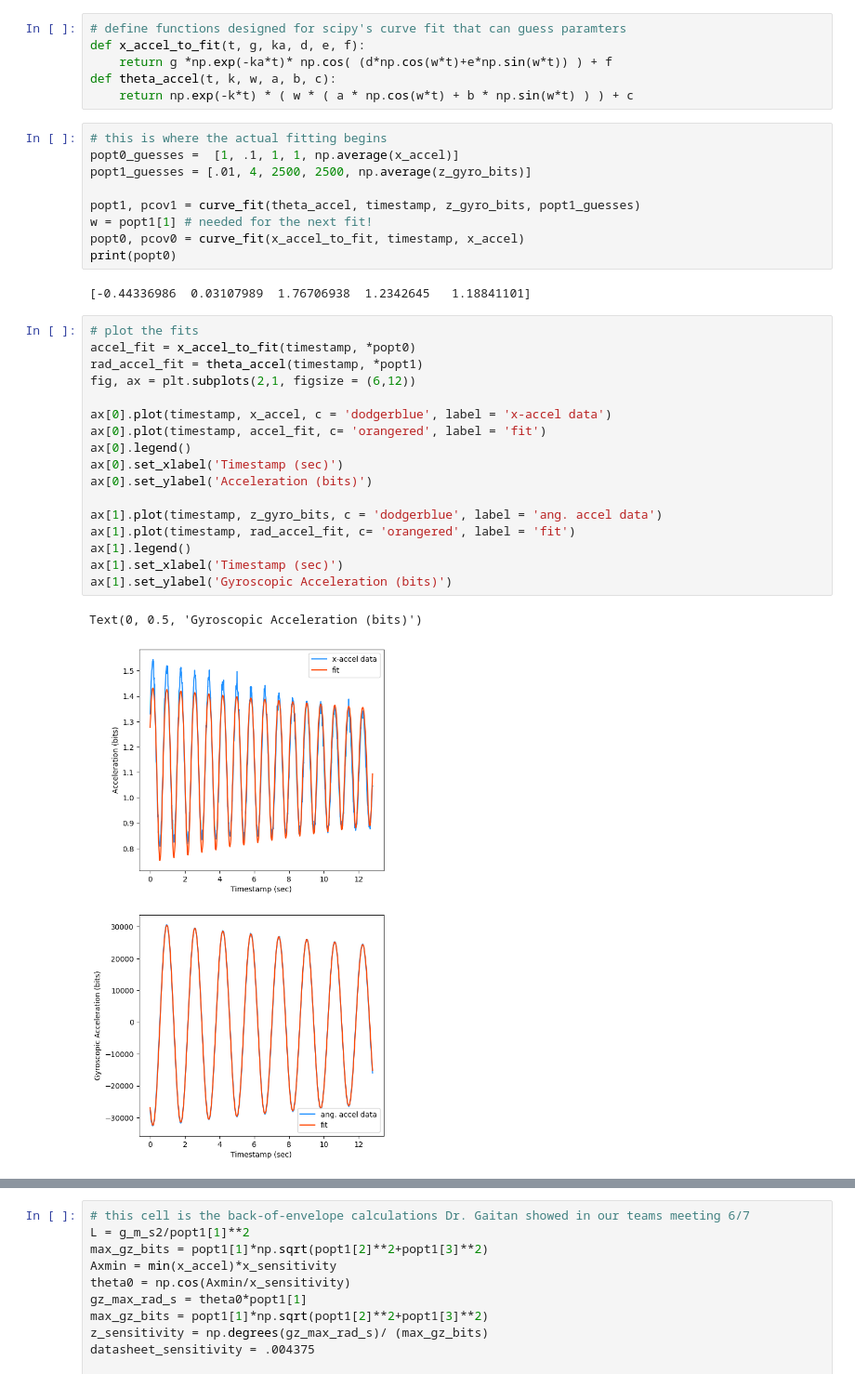
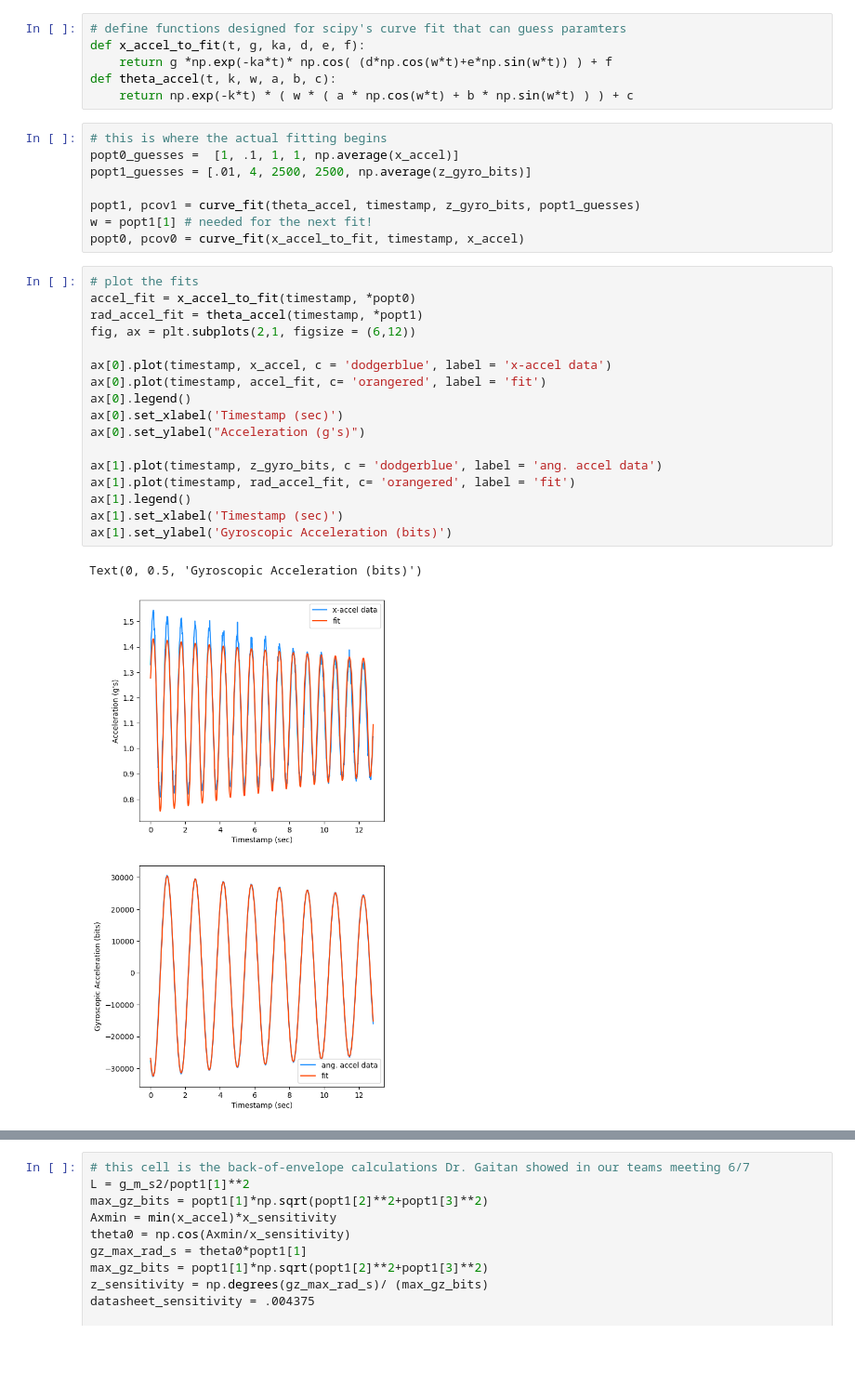
Before and after one commit to max-hanrahan/Pendulum-Calibration-Analysis, a Jupyter notebook: auto_analysis.ipynb, the cells around one changed output, grey strips where cells are left out. Shown: that part at 93% size. Cells and saved outputs as stored; diff of their text form; blank space fills up the shorter version.

```diff
--- a/auto_analysis.ipynb
+++ b/auto_analysis.ipynb
@@ -43,29 +43,26 @@ popt1_guesses = [.01, 4, 2500, 2500, np.average(z_gyro_bits)]
 popt1, pcov1 = curve_fit(theta_accel, timestamp, z_gyro_bits, popt1_guesses)
 w = popt1[1] # needed for the next fit!
 popt0, pcov0 = curve_fit(x_accel_to_fit, timestamp, x_accel)
-print(popt0)
-# %% [output]
-[-0.44336986  0.03107989  1.76706938  1.2342645   1.18841101]
 # %%
 # plot the fits
 accel_fit = x_accel_to_fit(timestamp, *popt0)
 rad_accel_fit = theta_accel(timestamp, *popt1)
 fig, ax = plt.subplots(2,1, figsize = (6,12))
 
 ax[0].plot(timestamp, x_accel, c = 'dodgerblue', label = 'x-accel data')
 ax[0].plot(timestamp, accel_fit, c= 'orangered', label = 'fit')
 ax[0].legend()
 ax[0].set_xlabel('Timestamp (sec)')
-ax[0].set_ylabel('Acceleration (bits)')
+ax[0].set_ylabel("Acceleration (g's)")
 
 ax[1].plot(timestamp, z_gyro_bits, c = 'dodgerblue', label = 'ang. accel data')
 ax[1].plot(timestamp, rad_accel_fit, c= 'orangered', label = 'fit')
 ax[1].legend()
 ax[1].set_xlabel('Timestamp (sec)')
 ax[1].set_ylabel('Gyroscopic Acceleration (bits)')
 # %% [output]
 Text(0, 0.5, 'Gyroscopic Acceleration (bits)')
-[figure, old version]
+[figure, new version]
 # %%
 # print and guess the fit parameters:
 print('x acceleration:')
```
Also changed, not shown: parts of 2 cells of this notebook.
